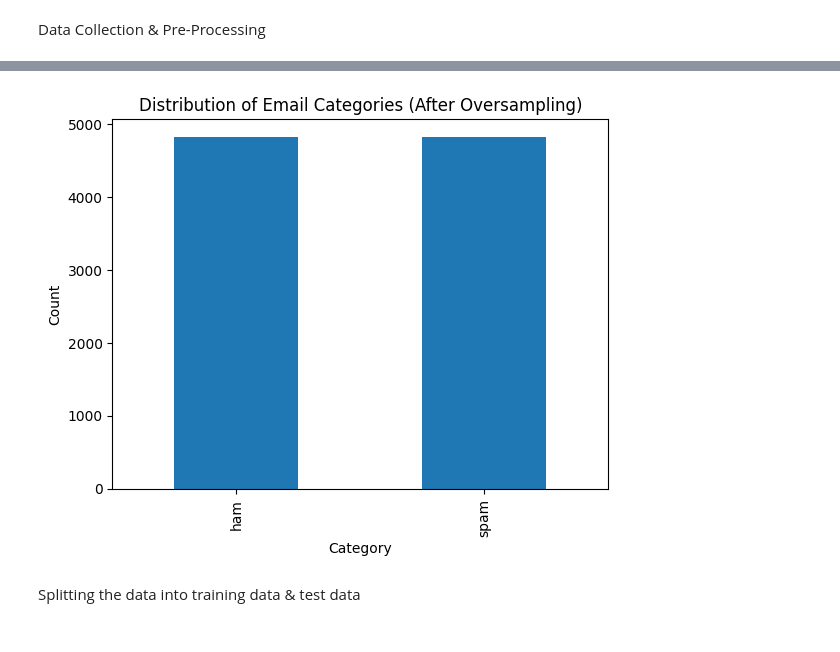
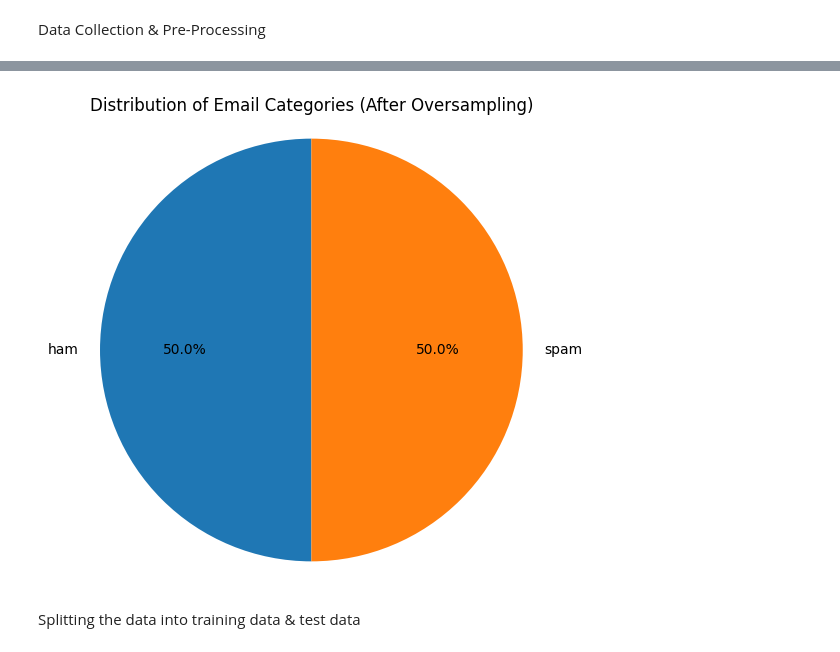
Before and after one commit to PhiVietHoang/Email-spam-naive-bayes, a Jupyter notebook: src/spam_mail_classification.ipynb, the cells around one changed output, grey strips where cells are left out. Saved outputs shown, nothing was run; the diff lists cells and outputs as text; code cells hidden in the pictures.

```diff
--- a/src/spam_mail_classification.ipynb
+++ b/src/spam_mail_classification.ipynb
@@ -41,14 +71,14 @@ data_resampled = pd.DataFrame({'Message': X_resampled.ravel(), 'Category': y_res
 # %%
 # Analyze the distribution of categories after oversampling
 category_counts_after = data_resampled['Category'].value_counts()
-category_counts_after.plot(kind='bar')
-plt.xlabel('Category')
-plt.ylabel('Count')
+
+plt.figure(figsize=(6, 6))
+plt.pie(category_counts_after, labels=category_labels, autopct='%1.1f%%', startangle=90)
 plt.title('Distribution of Email Categories (After Oversampling)')
-plt.xticks(range(len(category_labels)), category_labels)
+plt.axis('equal')
 plt.show()
 # %% [output]
-[figure, old version]
+[figure, new version]
 # %% [markdown]
 Splitting the data into training data & test data
 # %%
```
Also changed, not shown: parts of 3 cells of this notebook, 2 other files.
